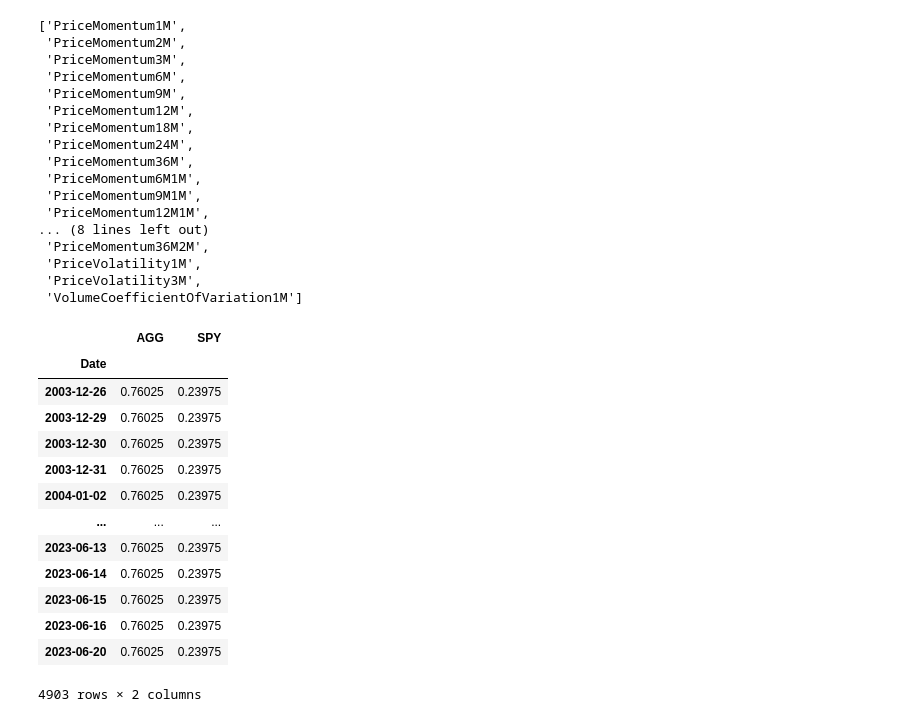
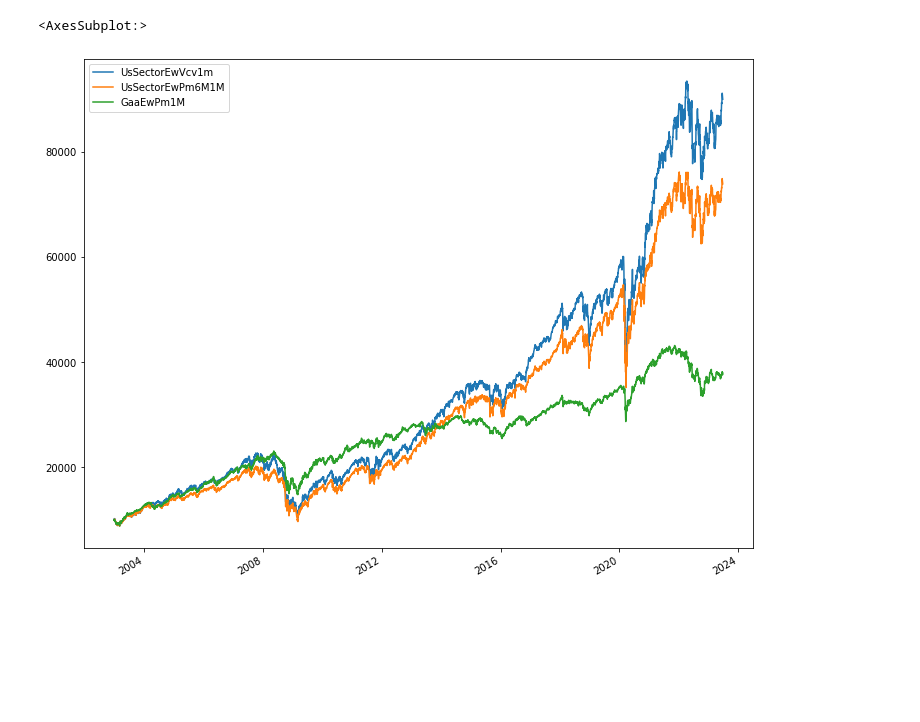
Before and after one commit to HTF1125/RobertLab, a Jupyter notebook: test.ipynb, the cells around one changed output. Cells and saved outputs as stored; diff of their text form; code cells hidden in the pictures; blank space fills up the shorter version.

```diff
--- a/test.ipynb
+++ b/test.ipynb
@@ -1,46 +0,0 @@
-# %%
-from pkg.src.core import factors
-
-
-factors.single.__all__
-# %% [output]
-['PriceMomentum1M',
- 'PriceMomentum2M',
- 'PriceMomentum3M',
- 'PriceMomentum6M',
- 'PriceMomentum9M',
- 'PriceMomentum12M',
- 'PriceMomentum18M',
- 'PriceMomentum24M',
- 'PriceMomentum36M',
- 'PriceMomentum6M1M',
- 'PriceMomentum9M1M',
- 'PriceMomentum12M1M',
-... (8 lines left out)
- 'PriceMomentum36M2M',
- 'PriceVolatility1M',
- 'PriceVolatility3M',
- 'VolumeCoefficientOfVariation1M']
-# %%
-from pkg.src.core import factors
-
-
-f = factors.MultiFactors(tickers="SPY, AGG", factors=[factors.VolumeCoefficientOfVariation3M])
-
-
-f.standard_percentile
-# %% [output]
-|  | AGG | SPY |
-| Date |  |  |
-| 2003-12-26 | 0.76025 | 0.23975 |
-| 2003-12-29 | 0.76025 | 0.23975 |
-| 2003-12-30 | 0.76025 | 0.23975 |
-| 2003-12-31 | 0.76025 | 0.23975 |
-| 2004-01-02 | 0.76025 | 0.23975 |
-| ... | ... | ... |
-| 2023-06-13 | 0.76025 | 0.23975 |
-| 2023-06-14 | 0.76025 | 0.23975 |
-| 2023-06-15 | 0.76025 | 0.23975 |
-| 2023-06-16 | 0.76025 | 0.23975 |
-| 2023-06-20 | 0.76025 | 0.23975 |
-4903 rows × 2 columns
@@ -47,3 +46,8 @@ f.standard_percentile
+# %%
+multistrategy.performance.plot(figsize=(12, 10))
+# %% [output]
+<AxesSubplot:>
+[figure, added]
 # %%
 from pkg.src.core import portfolios
 import yfinance as yf
```
Also changed, not shown: parts of 12 cells of this notebook, 37 other files.
